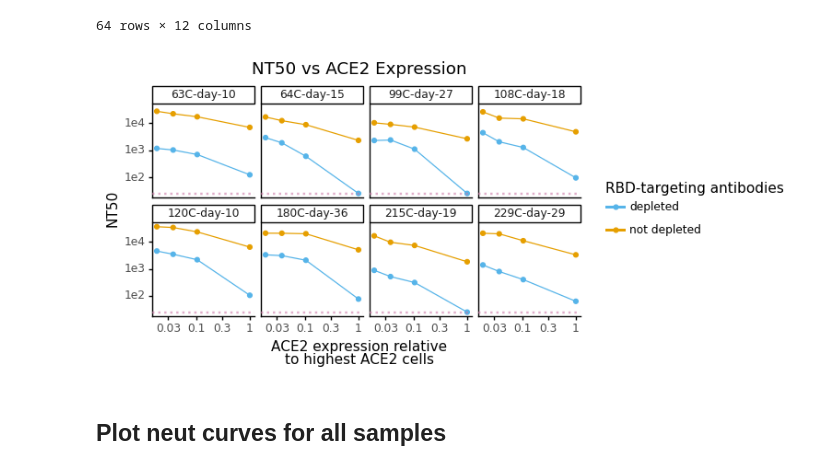
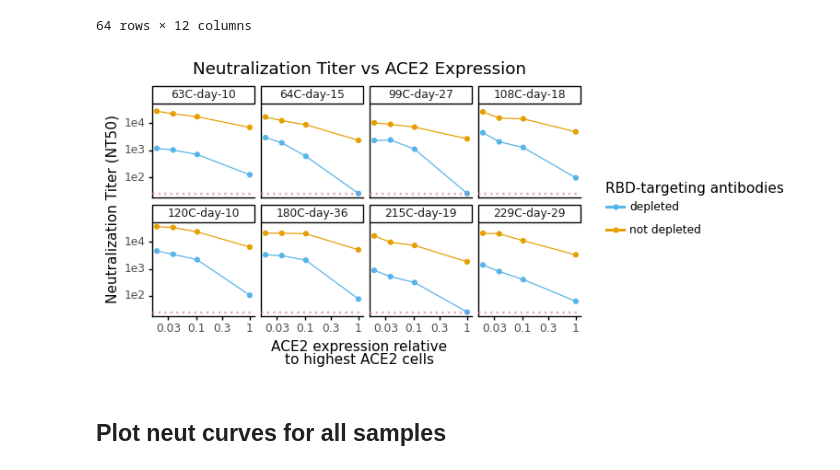
Before and after one commit to jbloomlab/Ace2_expression_neuts, a Jupyter notebook: virus_neutralization.ipynb, the cells around one changed output. Saved outputs shown, nothing was run; the diff lists cells and outputs as text; code cells hidden in the pictures.

```diff
--- a/virus_neutralization.ipynb
+++ b/virus_neutralization.ipynb
@@ -203,29 +234,29 @@ from plotnine import labs
 # %%
 plot = (
     ggplot(df_merged) +
     aes(x="relative MFI", y="NT50", group='RBD-targeting antibodies', color='RBD-targeting antibodies')+
     geom_point() +
     geom_line() +
     theme_classic() +
     scale_color_manual(values= ['#56B4E9','#E69F00']) +
-    labs(title="NT50 vs ACE2 Expression", x="ACE2 expression relative\nto highest ACE2 cells", y="NT50") +
+    labs(title="Neutralization Titer vs ACE2 Expression", x="ACE2 expression relative\nto highest ACE2 cells", y="Neutralization Titer (NT50)") +
     scale_x_log10() +
     scale_y_log10() +
     facet_wrap('sample', ncol=4) +
     theme(figure_size=(6,3)) +
     geom_hline(yintercept=25,
                 linetype='dotted',
                 size=1,
                 alpha=0.6,
                 color=CBPALETTE[7])
 
 
 )
 
 plot.draw()
 plot.save(f'{resultsdir}/NT50_vs_ACE2_expression.pdf')
 # %% [output]
-[figure, old version]
+[figure, new version]
 # %% [markdown]
 ## Plot neut curves for all samples
 # %%
```
Also changed, not shown: parts of 3 cells of this notebook, 6 other files.
